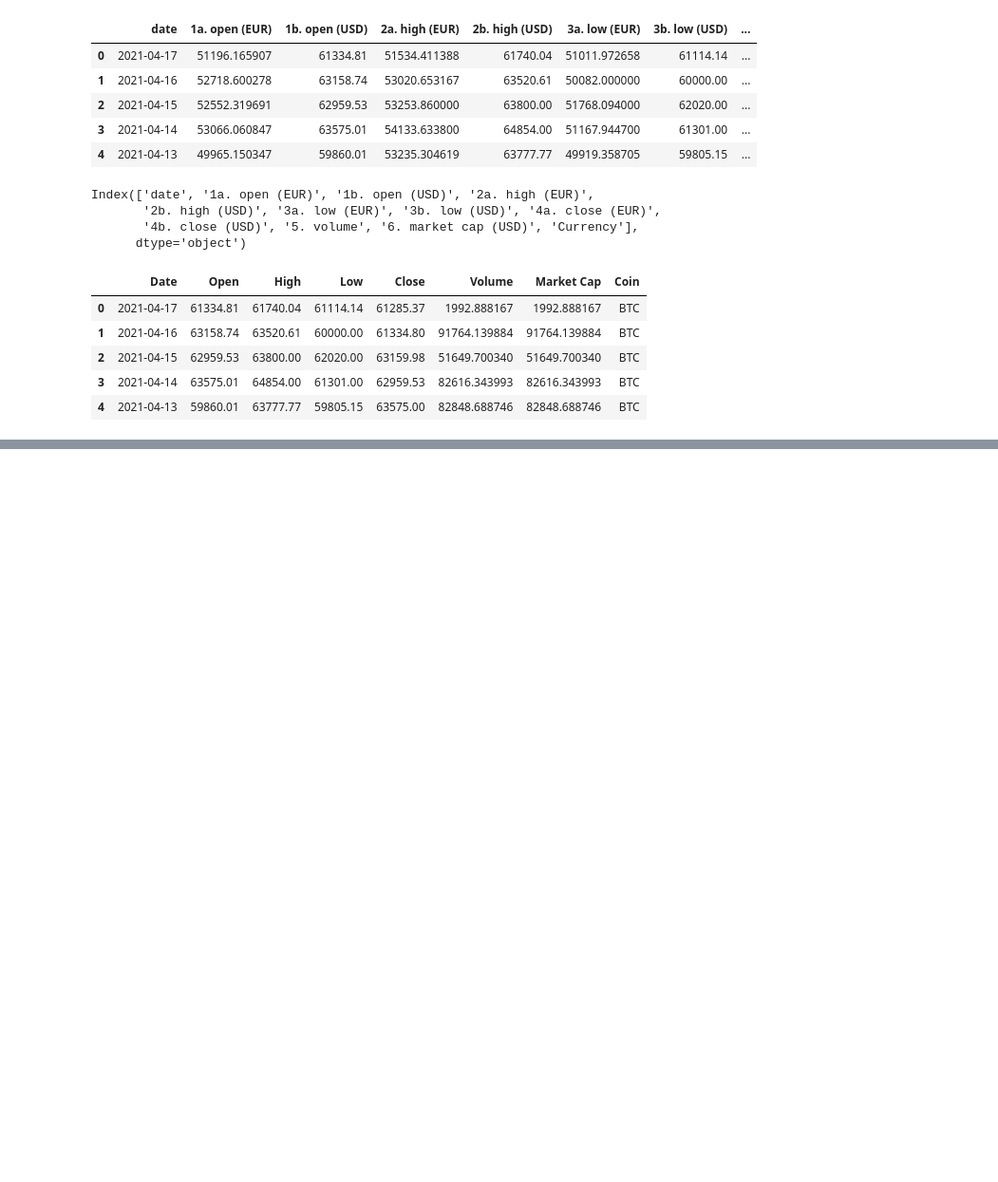
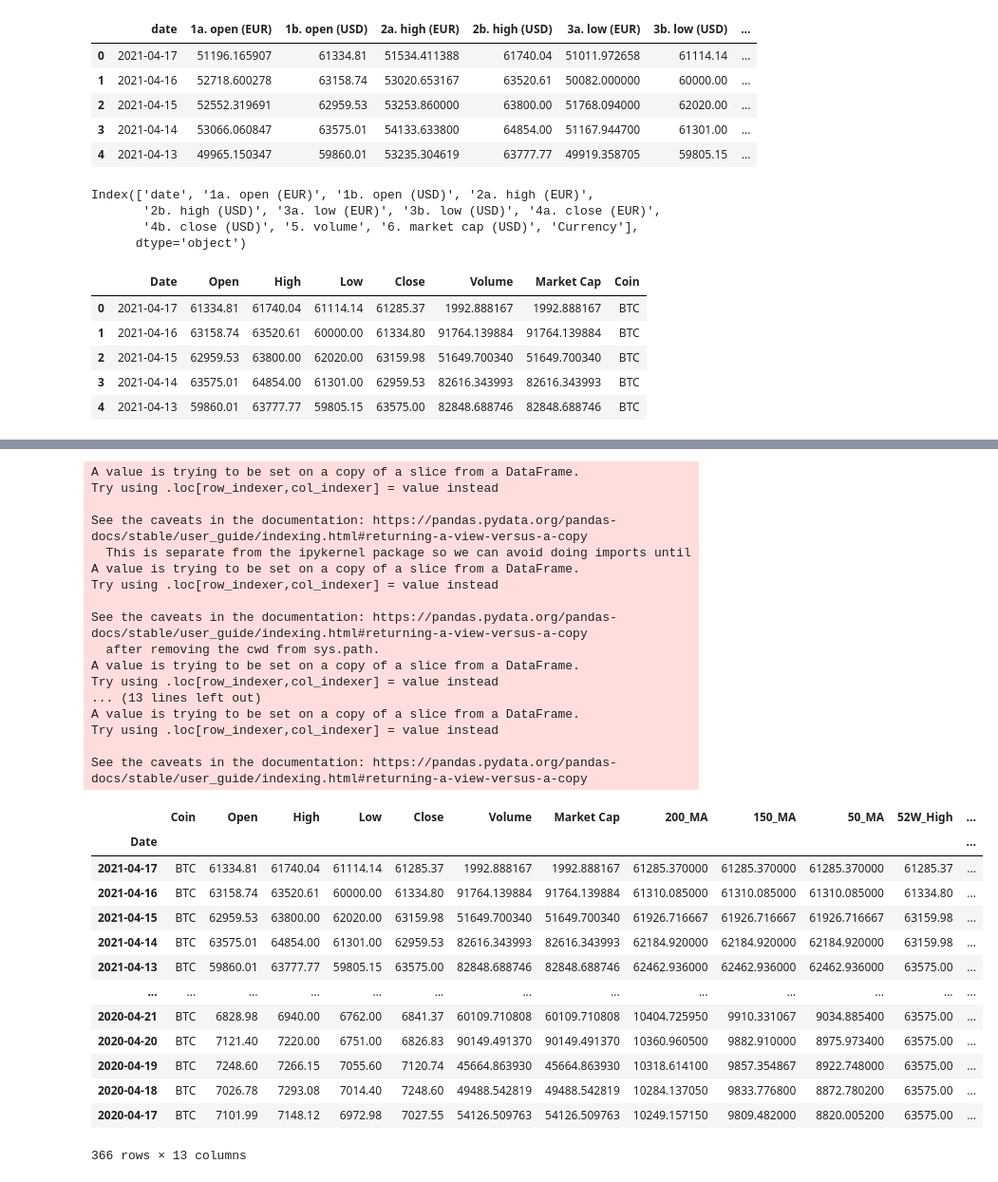
Before and after one commit to jonrsmart/final-project, a Jupyter notebook: crypto-data.ipynb, the cells around one changed output, grey strips where cells are left out. Shown at 95% size. Cells and saved outputs as stored; diff of their text form; code cells hidden in the pictures; blank space fills up the shorter version.

Commit message:
fixed data

```diff
--- a/crypto-data.ipynb
+++ b/crypto-data.ipynb
@@ -133,0 +169,42 @@ doge_df.set_index('Date', inplace=True)
+# %%
+btc_df.reset_index(inplace=True)
+btc_df.set_index('Date', inplace=True)
+btc_df['200_MA'] = btc_df['Close'].rolling('200D').mean()
+btc_df['150_MA'] = btc_df['Close'].rolling('150D').mean()
+btc_df['50_MA'] = btc_df['Close'].rolling('50D').mean()
+btc_df['52W_High'] = btc_df['Close'].rolling('365D').max()
+btc_df['52W_Low'] = btc_df['Close'].rolling('365D').min()
+btc_df['Volatility']=(btc_df['High']-btc_df['Low'])/btc_df['Open']
+btc_df.head(366)
+# %% [output]
+A value is trying to be set on a copy of a slice from a DataFrame.
+Try using .loc[row_indexer,col_indexer] = value instead
+
+See the caveats in the documentation: https://pandas.pydata.org/pandas-docs/stable/user_guide/indexing.html#returning-a-view-versus-a-copy
+  This is separate from the ipykernel package so we can avoid doing imports until
+A value is trying to be set on a copy of a slice from a DataFrame.
+Try using .loc[row_indexer,col_indexer] = value instead
+
+See the caveats in the documentation: https://pandas.pydata.org/pandas-docs/stable/user_guide/indexing.html#returning-a-view-versus-a-copy
+  after removing the cwd from sys.path.
+A value is trying to be set on a copy of a slice from a DataFrame.
+Try using .loc[row_indexer,col_indexer] = value instead
+... (13 lines left out)
+A value is trying to be set on a copy of a slice from a DataFrame.
+Try using .loc[row_indexer,col_indexer] = value instead
+
+See the caveats in the documentation: https://pandas.pydata.org/pandas-docs/stable/user_guide/indexing.html#returning-a-view-versus-a-copy
+|  | Coin | Open | High | Low | Close | Volume | Market Cap | 200_MA | 150_MA | 50_MA | 52W_High | ... |
+| Date |  |  |  |  |  |  |  |  |  |  |  | ... |
+| 2021-04-17 | BTC | 61334.81 | 61740.04 | 61114.14 | 61285.37 | 1992.888167 | 1992.888167 | 61285.370000 | 61285.370000 | 61285.370000 | 61285.37 | ... |
+| 2021-04-16 | BTC | 63158.74 | 63520.61 | 60000.00 | 61334.80 | 91764.139884 | 91764.139884 | 61310.085000 | 61310.085000 | 61310.085000 | 61334.80 | ... |
+| 2021-04-15 | BTC | 62959.53 | 63800.00 | 62020.00 | 63159.98 | 51649.700340 | 51649.700340 | 61926.716667 | 61926.716667 | 61926.716667 | 63159.98 | ... |
+| 2021-04-14 | BTC | 63575.01 | 64854.00 | 61301.00 | 62959.53 | 82616.343993 | 82616.343993 | 62184.920000 | 62184.920000 | 62184.920000 | 63159.98 | ... |
+| 2021-04-13 | BTC | 59860.01 | 63777.77 | 59805.15 | 63575.00 | 82848.688746 | 82848.688746 | 62462.936000 | 62462.936000 | 62462.936000 | 63575.00 | ... |
+| ... | ... | ... | ... | ... | ... | ... | ... | ... | ... | ... | ... | ... |
+| 2020-04-21 | BTC | 6828.98 | 6940.00 | 6762.00 | 6841.37 | 60109.710808 | 60109.710808 | 10404.725950 | 9910.331067 | 9034.885400 | 63575.00 | ... |
+| 2020-04-20 | BTC | 7121.40 | 7220.00 | 6751.00 | 6826.83 | 90149.491370 | 90149.491370 | 10360.960500 | 9882.910000 | 8975.973400 | 63575.00 | ... |
+| 2020-04-19 | BTC | 7248.60 | 7266.15 | 7055.60 | 7120.74 | 45664.863930 | 45664.863930 | 10318.614100 | 9857.354867 | 8922.748000 | 63575.00 | ... |
+| 2020-04-18 | BTC | 7026.78 | 7293.08 | 7014.40 | 7248.60 | 49488.542819 | 49488.542819 | 10284.137050 | 9833.776800 | 8872.780200 | 63575.00 | ... |
+| 2020-04-17 | BTC | 7101.99 | 7148.12 | 6972.98 | 7027.55 | 54126.509763 | 54126.509763 | 10249.157150 | 9809.482000 | 8820.005200 | 63575.00 | ... |
+366 rows × 13 columns
```
Also changed, not shown: parts of 5 cells of this notebook, 3 other files.
